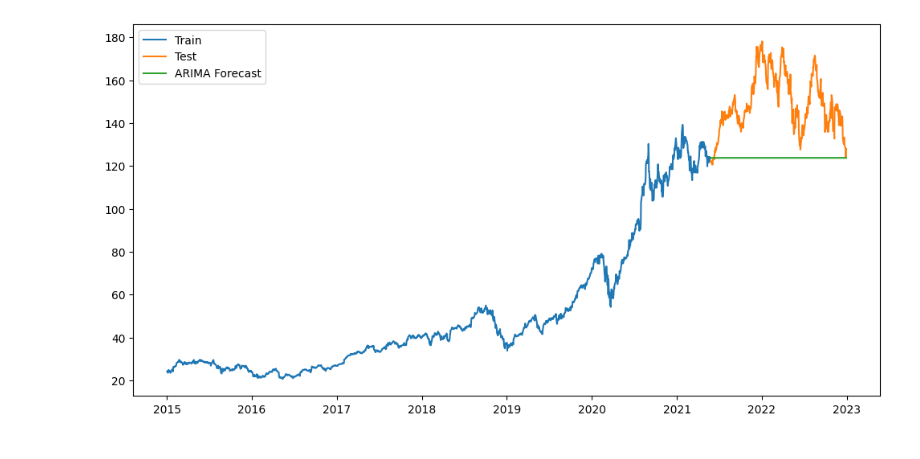
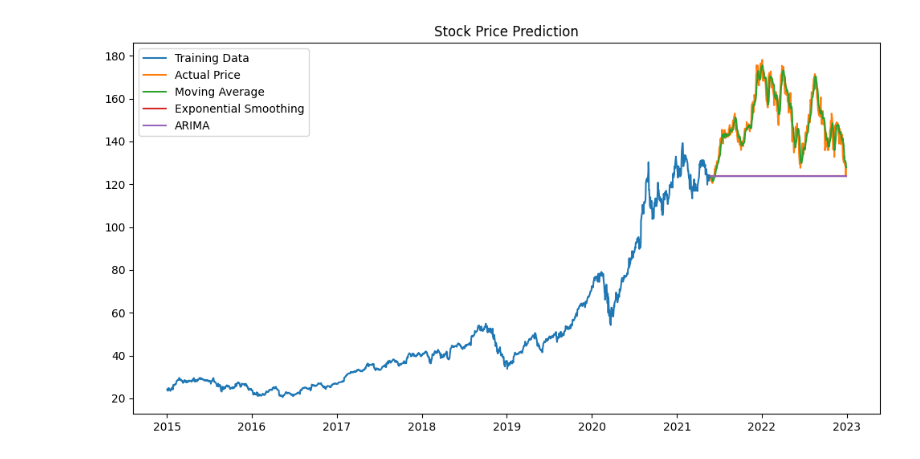
Before and after one commit to vaidya-099/Internship, a Jupyter notebook: Assignment_04.ipynb, the cells around one changed output. Saved outputs shown, nothing was run; the diff lists cells and outputs as text; code cells hidden in the pictures.

```diff
--- a/Assignment_04.ipynb
+++ b/Assignment_04.ipynb
@@ -45,11 +126,20 @@ Moving Average RMSE: 29.03755655176277
+# %%
+window = 5
+
+history = list(train['Close'])
+
+ma_forecast = []
+
+for t in range(len(test)):
+
+    yhat = np.mean(history[-window:])
+
+    ma_forecast.append(yhat)
+
+    history.append(test['Close'].iloc[t])
 # %%
-model_es = ExponentialSmoothing(train['Close'], trend='add', seasonal=None)
+model_es = ExponentialSmoothing(train['Close'])
+
 fit_es = model_es.fit()
 
 es_forecast = fit_es.forecast(len(test))
-
-mae_es = mean_absolute_error(test['Close'], es_forecast)
-rmse_es = np.sqrt(mean_squared_error(test['Close'], es_forecast))
-
-print("Exponential Smoothing MAE:", mae_es)
-print("Exponential Smoothing RMSE:", rmse_es)
@@ -73,9 +183,20 @@ ARIMA RMSE: 28.92969042970549
 # %%
 plt.figure(figsize=(12,6))
-plt.plot(train.index, train['Close'], label="Train")
-plt.plot(test.index, test['Close'], label="Test")
-plt.plot(test.index, arima_forecast, label="ARIMA Forecast")
+
+plt.plot(train.index, train['Close'], label="Training Data")
+
+plt.plot(test.index, test['Close'], label="Actual Price")
+
+plt.plot(test.index, ma_forecast, label="Moving Average")
+
+plt.plot(test.index, es_forecast, label="Exponential Smoothing")
+
+plt.plot(test.index, arima_forecast, label="ARIMA")
+
 plt.legend()
+
+plt.title("Stock Price Prediction")
+
 plt.show()
 # %% [output]
-[figure, old version]
+[figure, new version]
```
Also changed, not shown: parts of 13 cells of this notebook.
